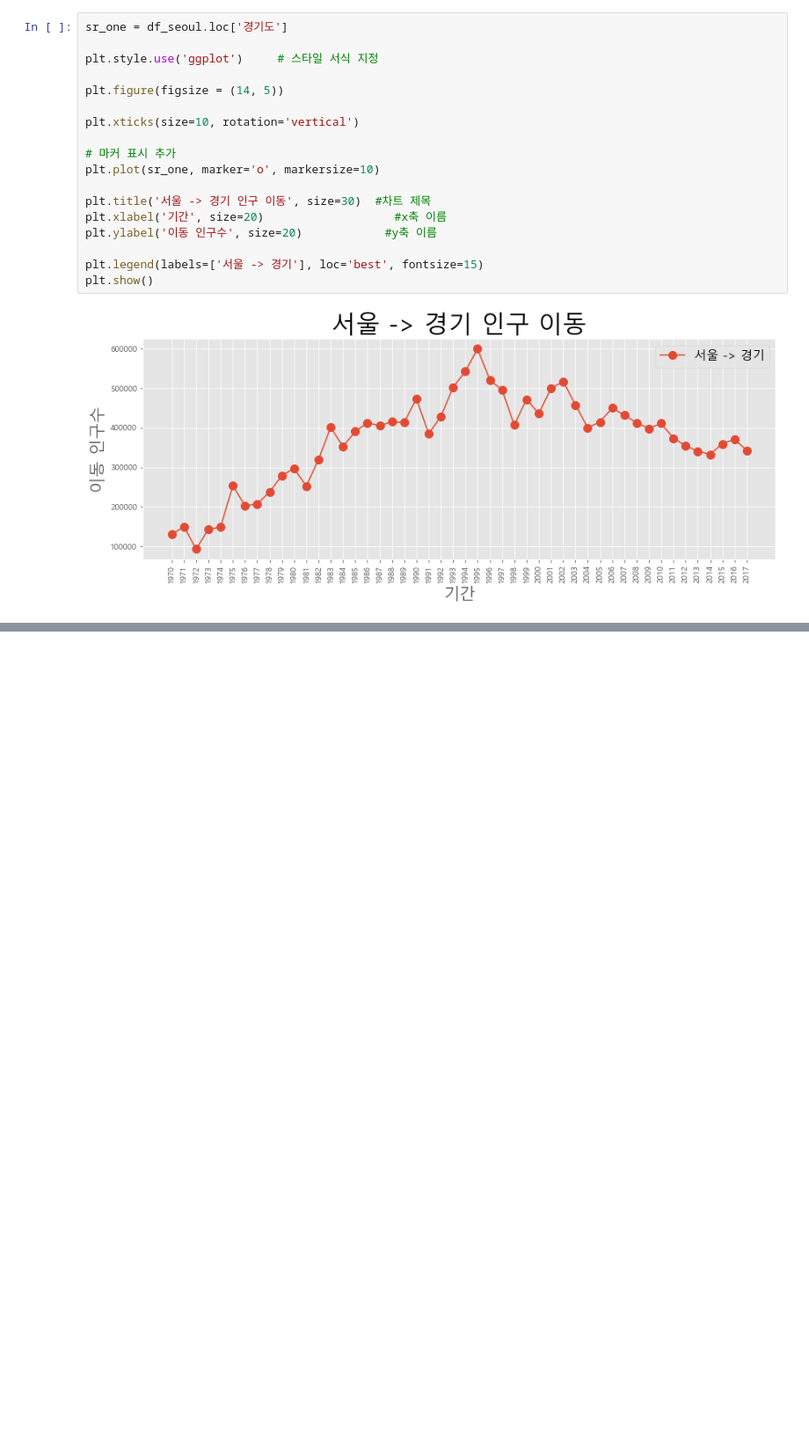
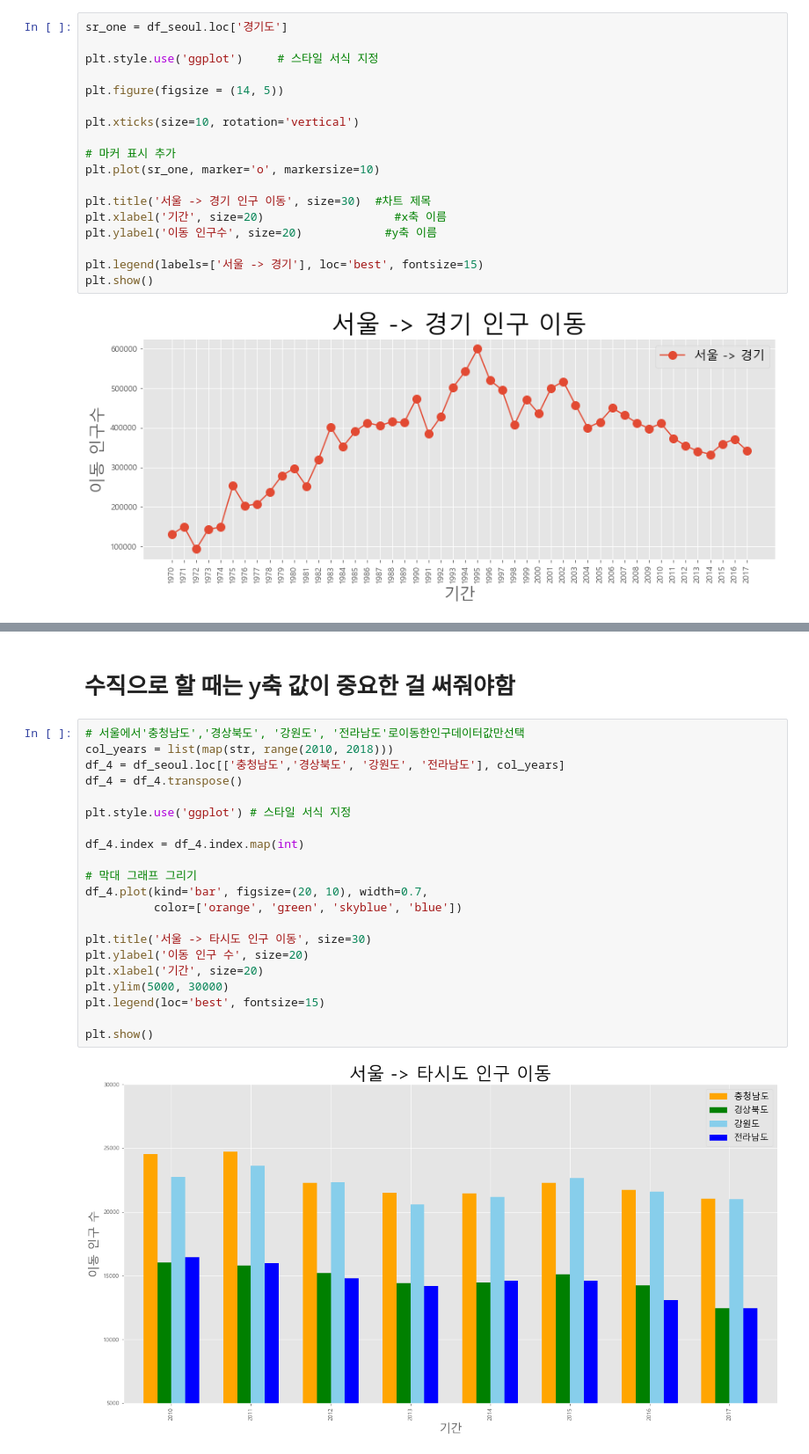
Before and after one commit to one-gidung/BigLeader_AI_Academy, a Jupyter notebook: 2021-06-30.ipynb, the cells around one changed output, grey strips where cells are left out. Shown: that part at 88% size. Saved outputs shown, nothing was run; the diff lists cells and outputs as text; blank space fills up the shorter version.

```diff
--- a/2021-06-30.ipynb
+++ b/2021-06-30.ipynb
@@ -1095,0 +1225,25 @@ plt.show()
+# %% [markdown]
+# 수직으로 할 때는 y축 값이 중요한 걸 써줘야함
+# %%
+# 서울에서'충청남도','경상북도', '강원도', '전라남도'로이동한인구데이터값만선택
+col_years = list(map(str, range(2010, 2018)))
+df_4 = df_seoul.loc[['충청남도','경상북도', '강원도', '전라남도'], col_years]
+df_4 = df_4.transpose()
+
+plt.style.use('ggplot') # 스타일 서식 지정
+
+df_4.index = df_4.index.map(int)
+
+# 막대 그래프 그리기
+df_4.plot(kind='bar', figsize=(20, 10), width=0.7,
+          color=['orange', 'green', 'skyblue', 'blue'])
+
+plt.title('서울 -> 타시도 인구 이동', size=30)
+plt.ylabel('이동 인구 수', size=20)
+plt.xlabel('기간', size=20)
+plt.ylim(5000, 30000)
+plt.legend(loc='best', fontsize=15)
+
+plt.show()
+# %% [output]
+[figure, added]
```
Also changed, not shown: parts of 9 cells of this notebook.
